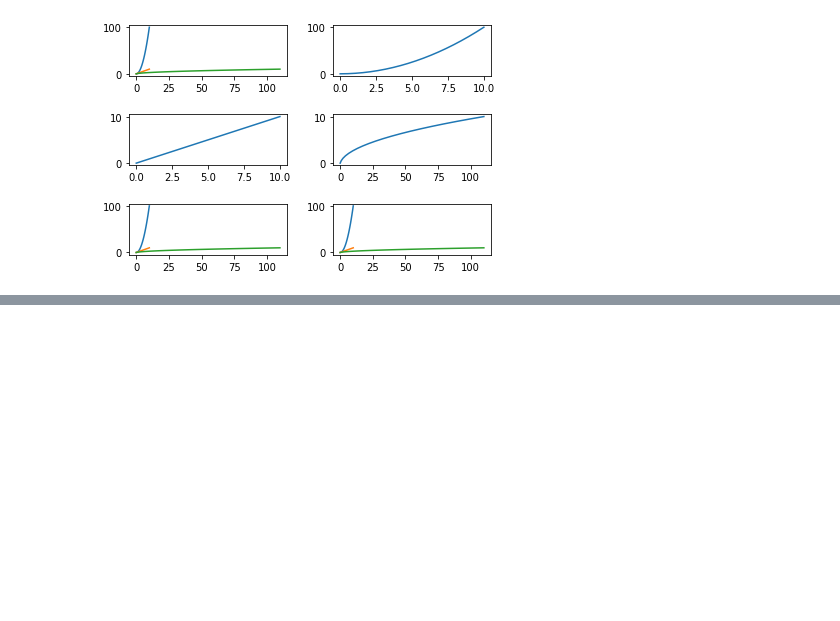
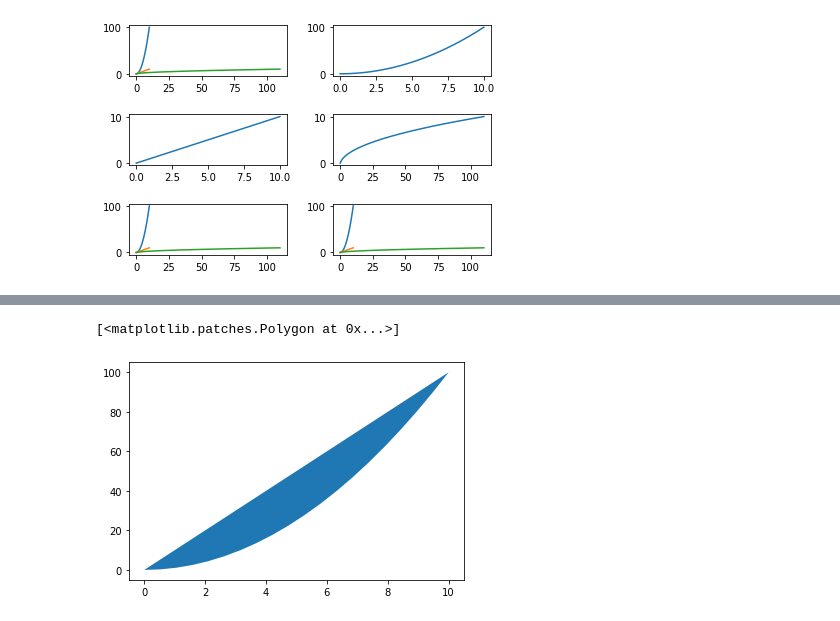
Before and after one commit to Dhrumil-Zion/Data-Science-Essentials, a Jupyter notebook: Matplotlib/Matplotlib_tutorials.ipynb, the cells around one changed output, grey strips where cells are left out. Cells and saved outputs as stored; diff of their text form; code cells hidden in the pictures; blank space fills up the shorter version.

```diff
--- a/Matplotlib/Matplotlib_tutorials.ipynb
+++ b/Matplotlib/Matplotlib_tutorials.ipynb
@@ -49,0 +76,5 @@ plt.tight_layout(pad=2.0, h_pad=None, w_pad=None)
+# %%
+plt.fill(x,y)
+# %% [output]
+[<matplotlib.patches.Polygon at 0x...>]
+[figure, added]
```
Also changed, not shown: parts of 11 cells of this notebook.
